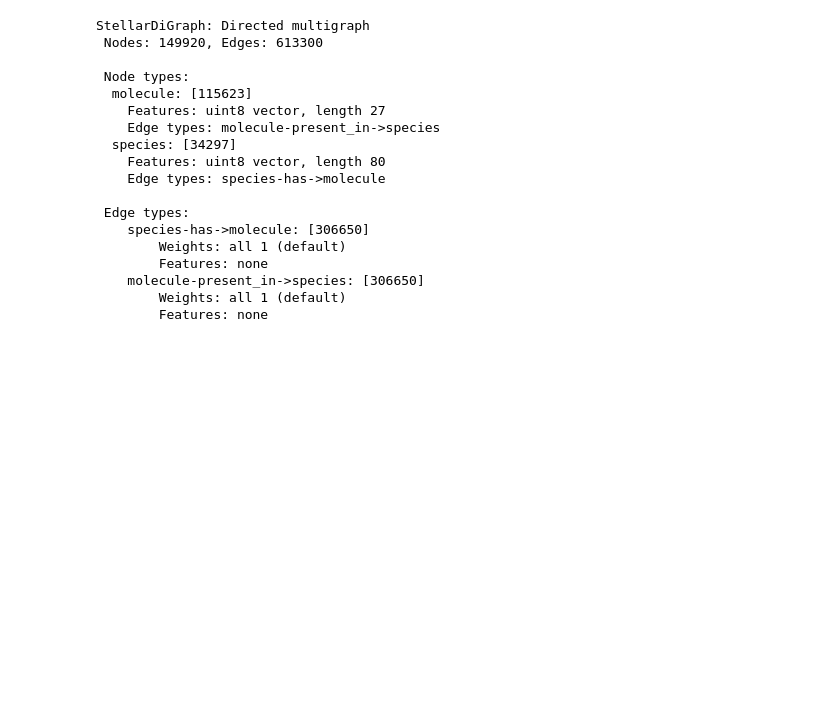
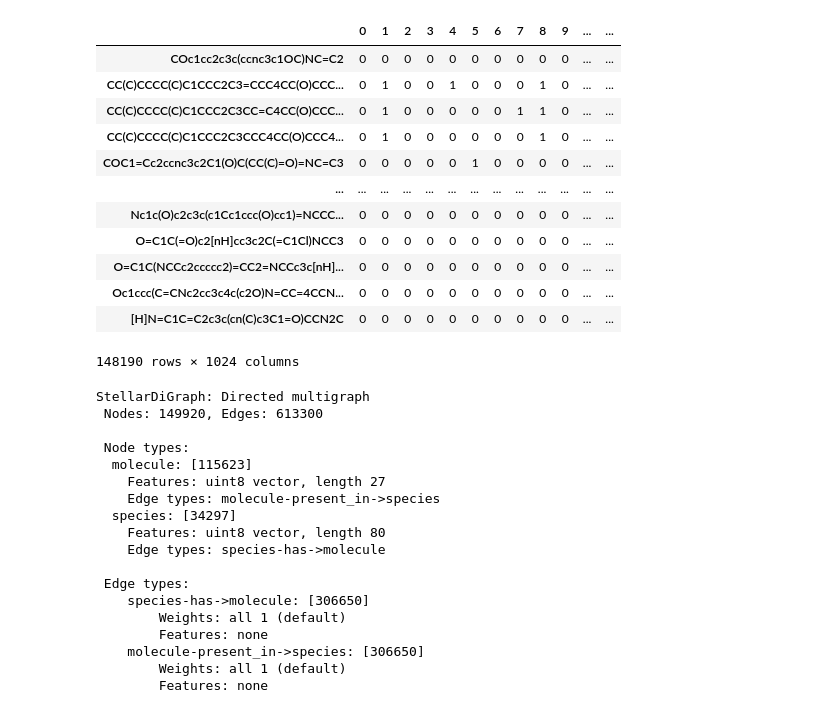
Before and after one commit to anticipated-chemistry-of-life/GNN, a Jupyter notebook: HinSAGE_species_to_mol.ipynb, the cells around one changed output. Cells and saved outputs as stored; diff of their text form; code cells hidden in the pictures; blank space fills up the shorter version.

```diff
--- a/HinSAGE_species_to_mol.ipynb
+++ b/HinSAGE_species_to_mol.ipynb
@@ -35,3 +32,21 @@ df_agg = pd.read_csv("./data/lotus_agg_train.csv.gz", index_col=0)
+# %%
+mol_rdkit = pd.read_csv("./data/mol_dummy_rdkit.csv.gz", index_col=0)
+# %%
+mol_rdkit
+# %% [output]
+|  | 0 | 1 | 2 | 3 | 4 | 5 | 6 | 7 | 8 | 9 | ... | ... |
+| COc1cc2c3c(ccnc3c1OC)NC=C2 | 0 | 0 | 0 | 0 | 0 | 0 | 0 | 0 | 0 | 0 | ... | ... |
+| CC(C)CCCC(C)C1CCC2C3=CCC4CC(O)CCC... | 0 | 1 | 0 | 0 | 1 | 0 | 0 | 0 | 1 | 0 | ... | ... |
+| CC(C)CCCC(C)C1CCC2C3CC=C4CC(O)CCC... | 0 | 1 | 0 | 0 | 0 | 0 | 0 | 1 | 1 | 0 | ... | ... |
+| CC(C)CCCC(C)C1CCC2C3CCC4CC(O)CCC4... | 0 | 1 | 0 | 0 | 0 | 0 | 0 | 0 | 1 | 0 | ... | ... |
+| COC1=Cc2ccnc3c2C1(O)C(CC(C)=O)=NC=C3 | 0 | 0 | 0 | 0 | 0 | 1 | 0 | 0 | 0 | 0 | ... | ... |
+| ... | ... | ... | ... | ... | ... | ... | ... | ... | ... | ... | ... | ... |
+| Nc1c(O)c2c3c(c1Cc1ccc(O)cc1)=NCCC... | 0 | 0 | 0 | 0 | 0 | 0 | 0 | 0 | 0 | 0 | ... | ... |
+| O=C1C(=O)c2[nH]cc3c2C(=C1Cl)NCC3 | 0 | 0 | 0 | 0 | 0 | 0 | 0 | 0 | 0 | 0 | ... | ... |
+| O=C1C(NCCc2ccccc2)=CC2=NCCc3c[nH]... | 0 | 0 | 0 | 0 | 0 | 0 | 0 | 0 | 0 | 0 | ... | ... |
+| Oc1ccc(C=CNc2cc3c4c(c2O)N=CC=4CCN... | 0 | 0 | 0 | 0 | 0 | 0 | 0 | 0 | 0 | 0 | ... | ... |
+| [H]N=C1C=C2c3c(cn(C)c3C1=O)CCN2C | 0 | 0 | 0 | 0 | 0 | 0 | 0 | 0 | 0 | 0 | ... | ... |
+148190 rows × 1024 columns
 # %%
 species_test = species_features_dummy[~species_features_dummy.index.isin(df_agg.organism_name)].index
 mol_test = molecule_features_dummy[~molecule_features_dummy.index.isin(df_agg.structure_smiles_2D)].index
```
Also changed, not shown: parts of 1 cell of this notebook, 7 other files.
